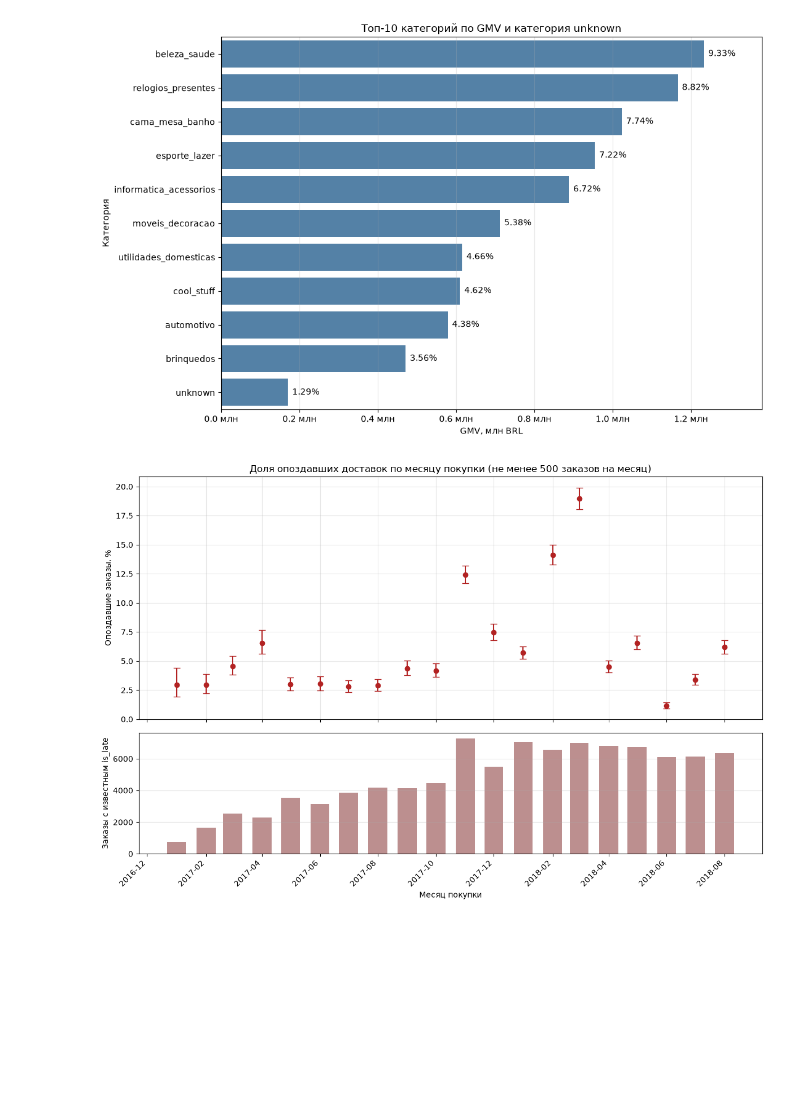
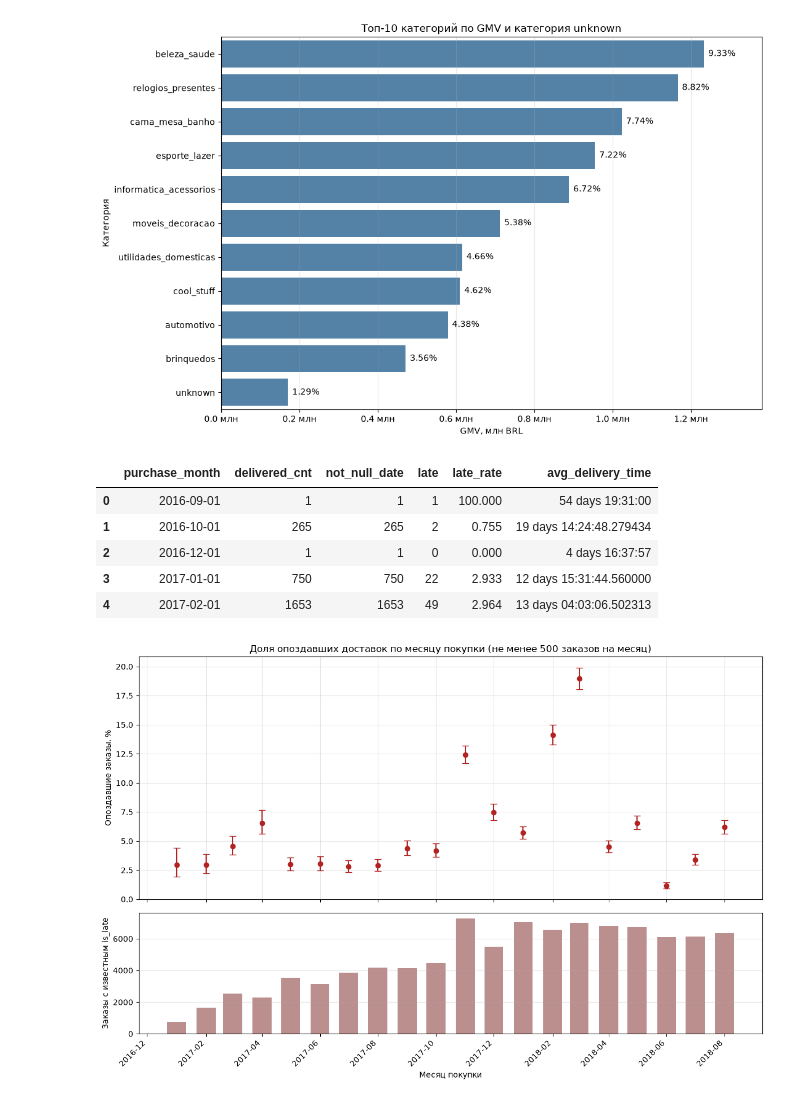
Before and after one commit to tiltovanchek/olist-marketplace-analysis, a Jupyter notebook: notebooks/01_visualization.ipynb, the cells around one changed output. Cells and saved outputs as stored; diff of their text form; code cells hidden in the pictures; blank space fills up the shorter version.

```diff
--- a/notebooks/01_visualization.ipynb
+++ b/notebooks/01_visualization.ipynb
@@ -324,4 +324,26 @@ fig.tight_layout()
 plt.show()
 # %% [output]
 [figure]
+# %%
+from pathlib import Path
+
+import duckdb
+
+ROOT = Path.cwd().parent
+DB_PATH = ROOT / "data" / "olist.duckdb"
+SQL_PATH = ROOT / "sql" / "04_delivery_metrics.sql"
+
+query = SQL_PATH.read_text(encoding="utf-8")
+
+with duckdb.connect(str(DB_PATH), read_only=True) as con:
+    delivery = con.execute(query).fetchdf()
+
+delivery.head()
+# %% [output]
+|  | purchase_month | delivered_cnt | not_null_date | late | late_rate | avg_delivery_time |
+| 0 | 2016-09-01 | 1 | 1 | 1 | 100.000 | 54 days 19:31:00 |
+| 1 | 2016-10-01 | 265 | 265 | 2 | 0.755 | 19 days 14:24:48.279434 |
+| 2 | 2016-12-01 | 1 | 1 | 0 | 0.000 | 4 days 16:37:57 |
+| 3 | 2017-01-01 | 750 | 750 | 22 | 2.933 | 12 days 15:31:44.560000 |
+| 4 | 2017-02-01 | 1653 | 1653 | 49 | 2.964 | 13 days 04:03:06.502313 |
 # %%
```
Also changed, not shown: parts of 2 cells of this notebook, 9 other files.
